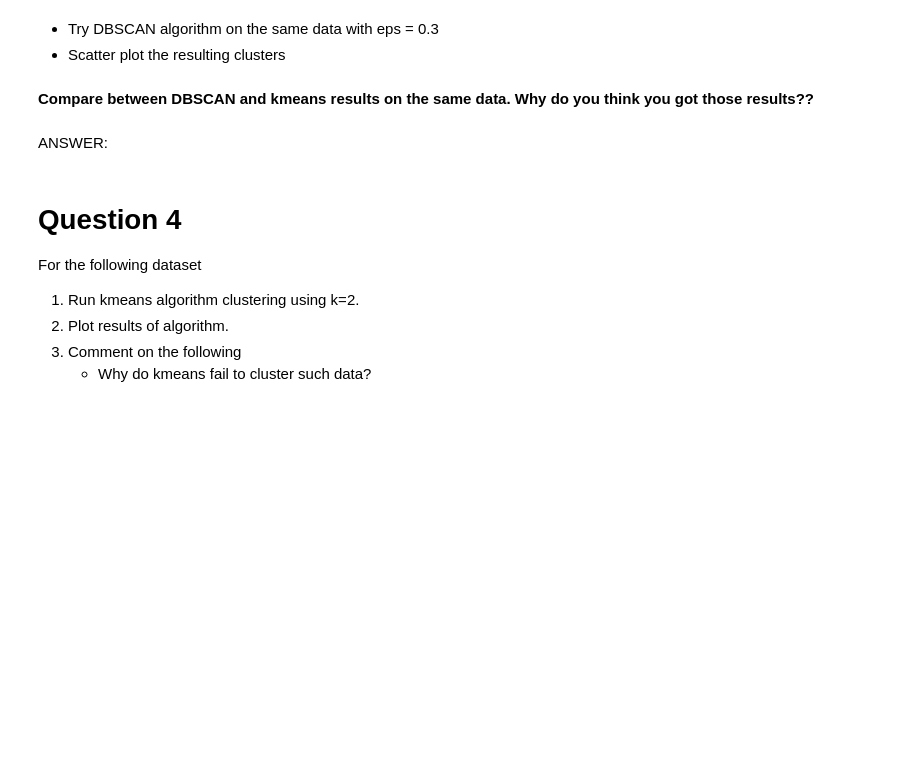
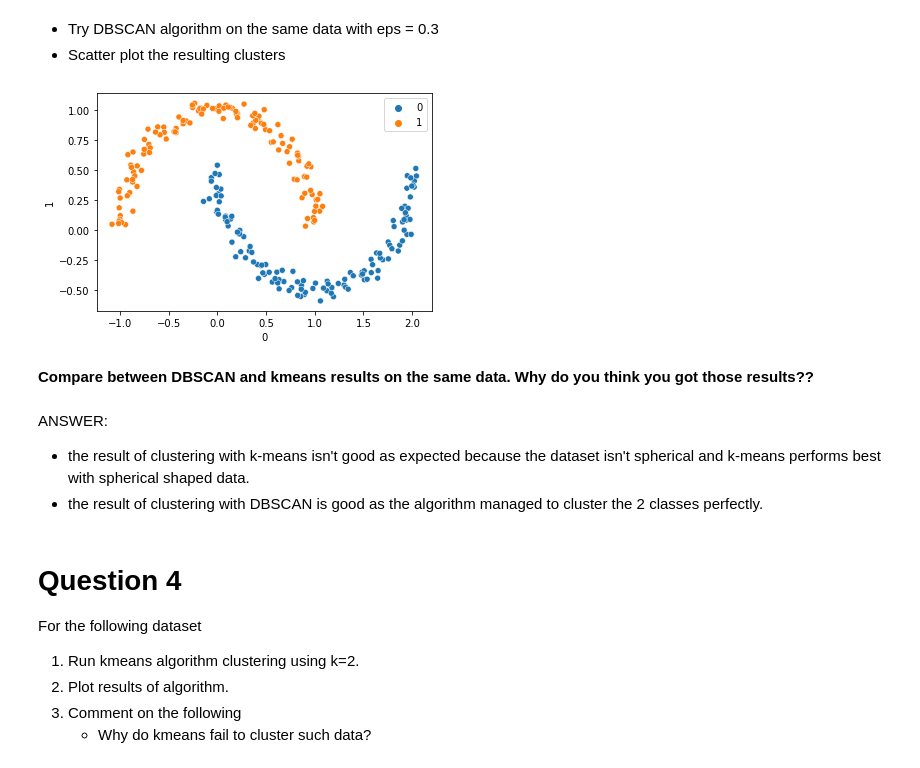
Before and after one commit to EHVB/AI-In-Medicine, a Jupyter notebook: Assignment5/Ehab Kamal - A5_K-means.ipynb, the cells around one changed output. Cells and saved outputs as stored; diff of their text form; code cells hidden in the pictures; blank space fills up the shorter version.

```diff
--- a/Assignment5/Ehab Kamal - A5_K-means.ipynb
+++ b/Assignment5/Ehab Kamal - A5_K-means.ipynb
@@ -54,7 +94,14 @@ ANSWER:
+# %%
+# y_pred_dbscan = dbscan_model.predict(X)
+sns.scatterplot(x=X[0],y=X[1],hue=y_pred_dbscan);
+# %% [output]
+[figure, added]
 # %% [markdown]
 **Compare between DBSCAN and kmeans results on the same data. Why do you think you got those results??**
 # %% [markdown]
 ANSWER:
+- the result of clustering with k-means isn't good as expected because the dataset isn't spherical and k-means performs best with spherical shaped data.
+- the result of clustering with DBSCAN is good as the algorithm managed to cluster the 2 classes perfectly.
 # %% [markdown]
 # Question 4
 For the following dataset
```
Also changed, not shown: parts of 30 cells of this notebook, 1 other file.
